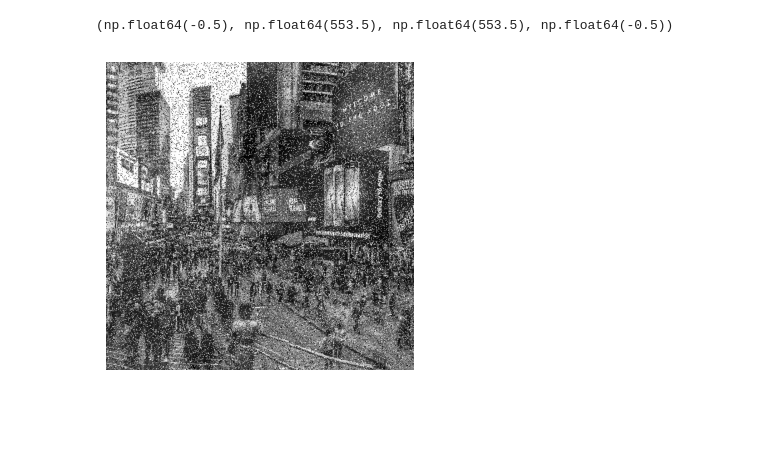
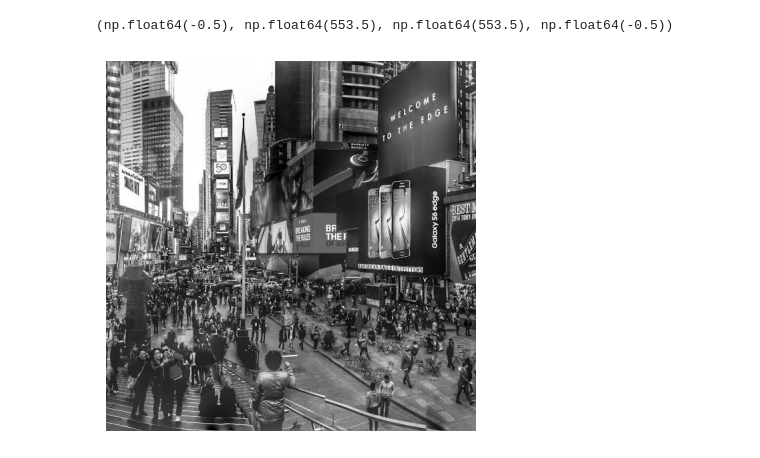
Before and after one commit to DarkDreamerr/CV-2026-H12, a Jupyter notebook: Experiment 3/filter.ipynb, the cells around one changed output. Cells and saved outputs as stored; diff of their text form; code cells hidden in the pictures; blank space fills up the shorter version.

```diff
--- a/Experiment 3/filter.ipynb
+++ b/Experiment 3/filter.ipynb
@@ -3,10 +3,9 @@ import cv2 as cv
 import numpy as np
 import matplotlib.pyplot as plt
 # %%
-img = cv.imread(r'nos.jpg')
-plt.figure(figsize=(8, 4))
+img = cv.imread(r'img.jpg', cv.IMREAD_GRAYSCALE)
 plt.imshow(img, cmap='gray')
 plt.axis('off')
 # %% [output]
 (np.float64(-0.5), np.float64(553.5), np.float64(553.5), np.float64(-0.5))
-[figure, old version]
+[figure, new version]
```
Also changed, not shown: parts of 5 cells of this notebook, 6 other files.
